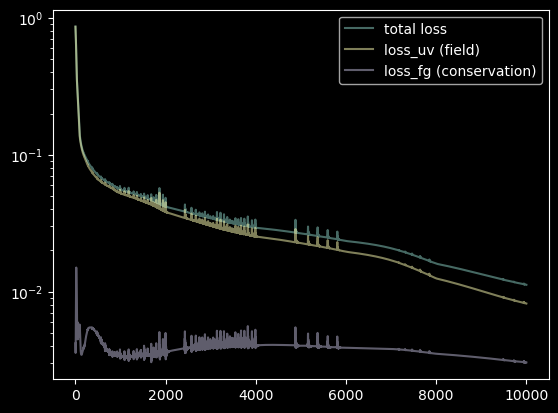
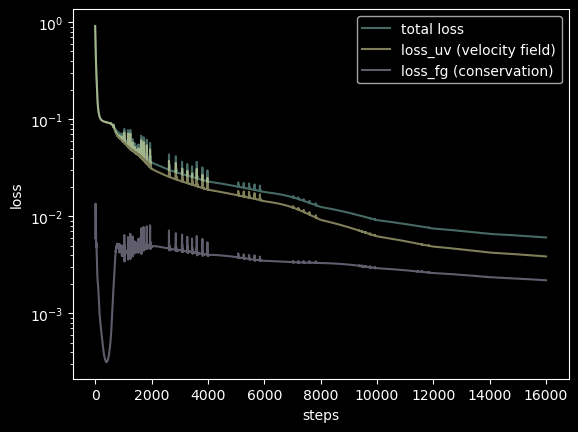
The notebook cell's code change between the first figure and the second:
--- before
+++ after
@@ -1,5 +1,7 @@
 plt.yscale('log')
 plt.plot(history['loss'], alpha=0.5, label='total loss')
-plt.plot(history['loss_uv'], alpha=0.5, label='loss_uv (field)')
+plt.plot(history['loss_uv'], alpha=0.5, label='loss_uv (velocity field)')
 plt.plot(history['loss_fg'], alpha=0.5, label='loss_fg (conservation)')
+plt.xlabel('steps')
+plt.ylabel('loss')
 plt.legend();

Commit: Plot lambdas